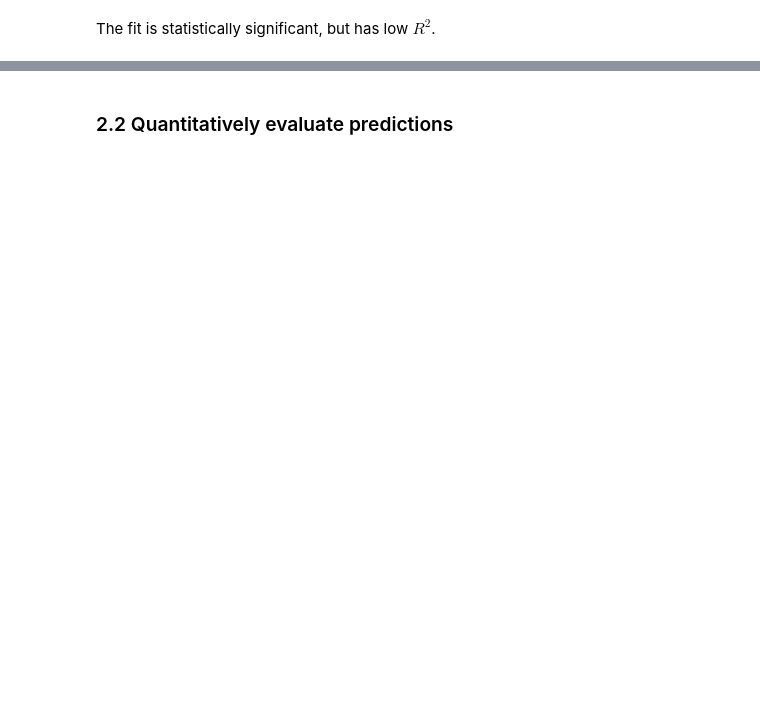
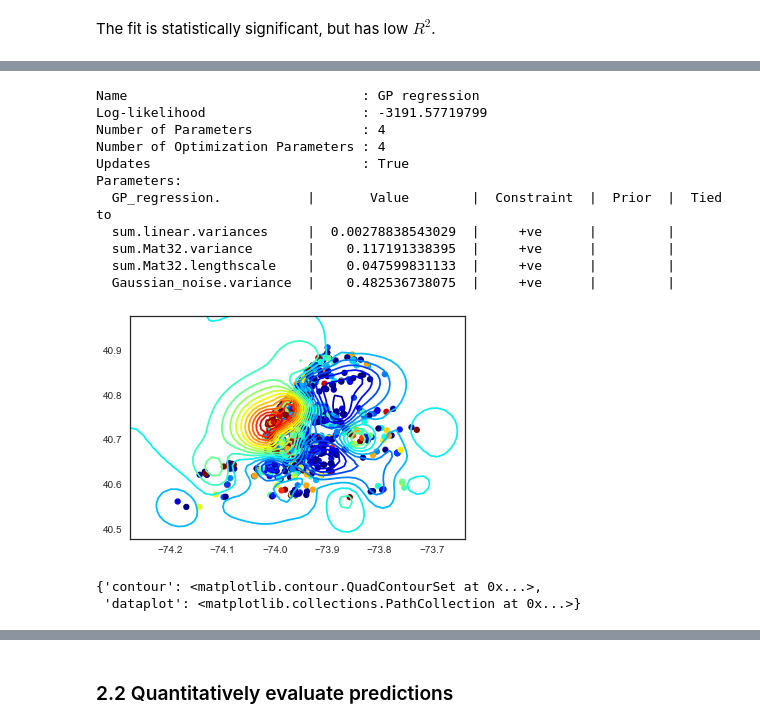
Before and after one commit to kuitang/airbnb_viz, a Jupyter notebook: FirstLook.ipynb, the cells around one changed output, grey strips where cells are left out. Saved outputs shown, nothing was run; the diff lists cells and outputs as text; code cells hidden in the pictures; blank space fills up the shorter version.

Commit message:
Project almost done, just need to fine tuen resolution and possibly model speed

```diff
--- a/FirstLook.ipynb
+++ b/FirstLook.ipynb
@@ -302,0 +521,21 @@ full_model_oneday = sparse_GP_regression_2D(full_dmat_X, full_dmat_logY, plot=Tr
+# %%
+# The first column in the intercept, which is necessary for the linear model but not necessary for the GPy because it automatically normalizes.
+loc_model_oneday  = sparse_GP_regression_2D(loc_dmat_X[:,1:], loc_dmat_logY, plot=True)
+# %% [output]
+Name                              : GP regression
+Log-likelihood                    : -3191.57719799
+Number of Parameters              : 4
+Number of Optimization Parameters : 4
+Updates                           : True
+Parameters:
+  GP_regression.           |       Value        |  Constraint  |  Prior  |  Tied to
+  sum.linear.variances     |  0.00278838543029  |     +ve      |         |
+  sum.Mat32.variance       |    0.117191338395  |     +ve      |         |
+  sum.Mat32.lengthscale    |    0.047599831133  |     +ve      |         |
+  Gaussian_noise.variance  |    0.482536738075  |     +ve      |         |
+[figure, added]
+# %%
+plots
+# %% [output]
+{'contour': <matplotlib.contour.QuadContourSet at 0x...>,
+ 'dataplot': <matplotlib.collections.PathCollection at 0x...>}
```
Also changed, not shown: parts of 42 cells of this notebook, 1 other file.
